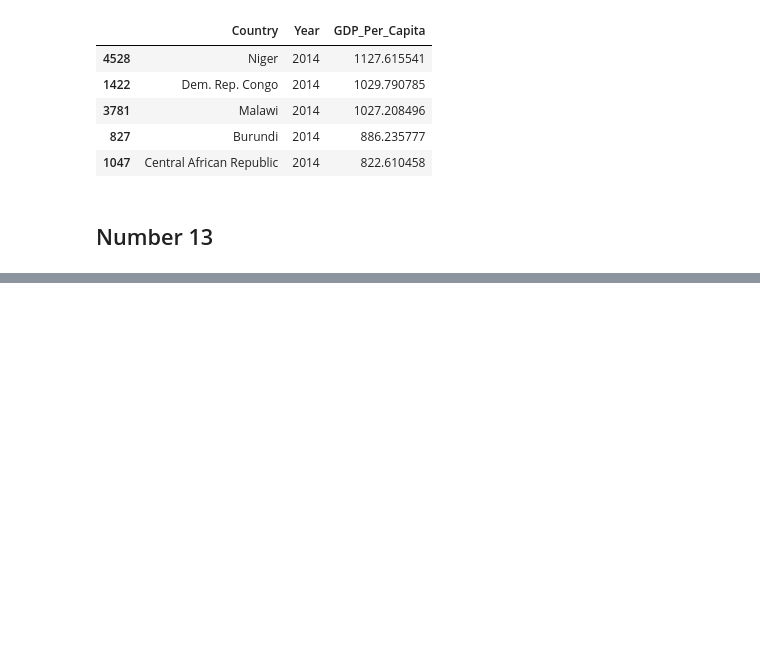
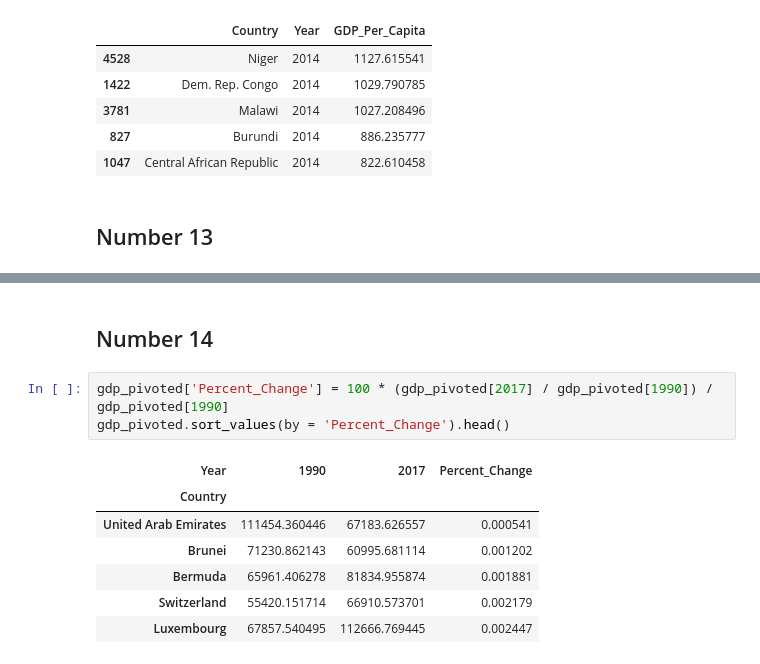
Before and after one commit to nss-data-science-cohort-6/un_data_question-hcgreer, a Jupyter notebook: notebooks/UN_Data_Exploration.ipynb, the cells around one changed output, grey strips where cells are left out. Cells and saved outputs as stored; diff of their text form; blank space fills up the shorter version.

```diff
--- a/notebooks/UN_Data_Exploration.ipynb
+++ b/notebooks/UN_Data_Exploration.ipynb
@@ -190,0 +192,13 @@ gdp_pivoted
+# %% [markdown]
+## Number 14
+# %%
+gdp_pivoted['Percent_Change'] = 100 * (gdp_pivoted[2017] / gdp_pivoted[1990]) / gdp_pivoted[1990]
+gdp_pivoted.sort_values(by = 'Percent_Change').head()
+# %% [output]
+| Year | 1990 | 2017 | Percent_Change |
+| Country |  |  |  |
+| United Arab Emirates | 111454.360446 | 67183.626557 | 0.000541 |
+| Brunei | 71230.862143 | 60995.681114 | 0.001202 |
+| Bermuda | 65961.406278 | 81834.955874 | 0.001881 |
+| Switzerland | 55420.151714 | 66910.573701 | 0.002179 |
+| Luxembourg | 67857.540495 | 112666.769445 | 0.002447 |
```
Also changed, not shown: parts of 14 cells of this notebook.
